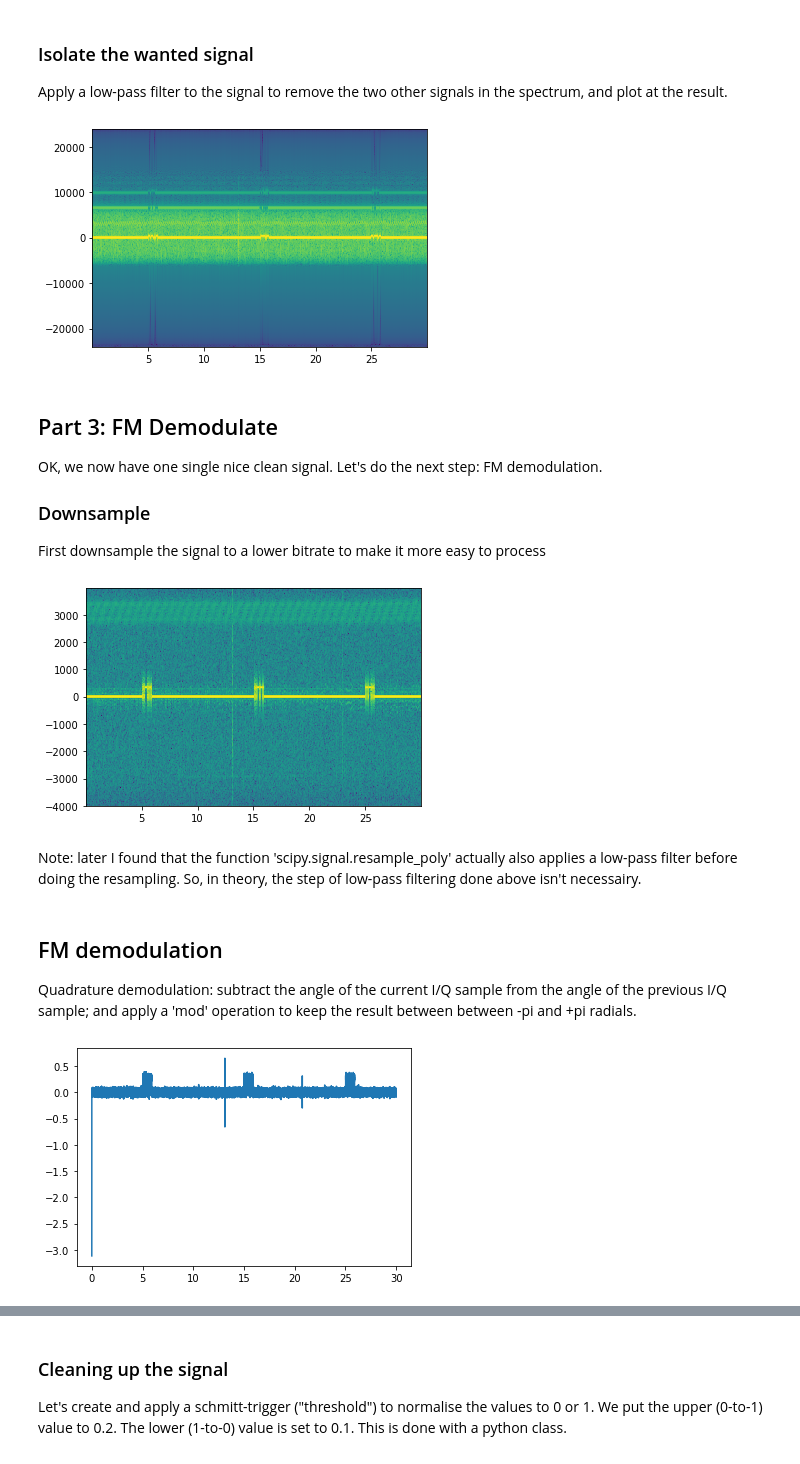
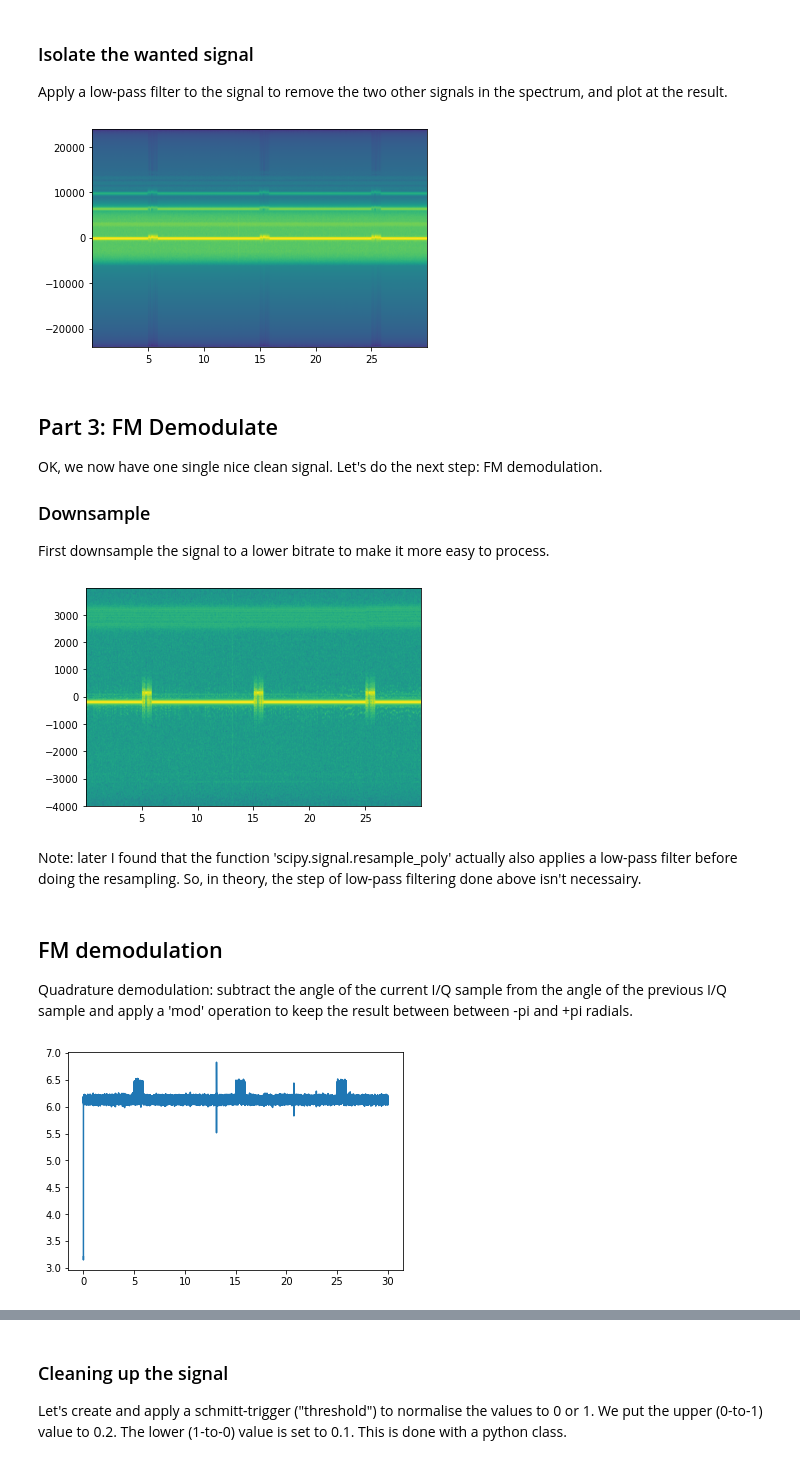
Before and after one commit to on1arf/sdr-python, a Jupyter notebook: efr_teleswitch.ipynb, the cells around one changed output, grey strips where cells are left out. Drawn from its saved outputs; the diff is of its cells as text; code cells hidden in the pictures.

```diff
--- a/efr_teleswitch.ipynb
+++ b/efr_teleswitch.ipynb
@@ -80,7 +80,7 @@ frequency: -4869.68994140625
 ### Upconvert
 Create a tone of 4669.69 Hz, mix it with the received signal to upconvert that signal to 0 Hz and let's look at the result.
 # %%
-tone_freq=-(samp_rate*(maxbin/262144)-(samp_rate/2))
+tone_freq=4669.69
 tone_t=np.linspace(0,numsec*tone_freq*2*np.pi,int(numsec*samp_rate), endpoint=False)
 tone_s=np.cos(tone_t)+np.sin(tone_t)*1j
 # %%
@@ -104,14 +104,14 @@ ax = plt.axes()
 ax.specgram(dfiltered, Fs=48000, scale='dB')
 plt.show()
 # %% [output]
-[figure, old version]
+[figure, new version]
 # %% [markdown]
 ## Part 3: FM Demodulate
 
 OK, we now have one single nice clean signal. Let's do the next step: FM demodulation.
 
 ### Downsample
-First downsample the signal to a lower bitrate to make it more easy to process<br>
+First downsample the signal to a lower bitrate to make it more easy to process.<br>
 # %%
 # downsample to lower sampling-rate (1/6: 48000 -> 8000)
 
@@ -123,25 +123,25 @@ ax = plt.axes()
 ax.specgram(ddownsamp, Fs=8000, scale='dB')
 plt.show()
 # %% [output]
-[figure, old version]
+[figure, new version]
 # %% [markdown]
 Note: later I found that the function 'scipy.signal.resample_poly' actually also applies a low-pass filter before doing the resampling. So, in theory, the step of low-pass filtering done above isn't necessairy.
 # %% [markdown]
 ## FM demodulation
-Quadrature demodulation: subtract the angle of the current I/Q sample from the angle of the previous I/Q sample; and apply a 'mod' operation to keep the result between between -pi and +pi radials.
+Quadrature demodulation: subtract the angle of the current I/Q sample from the angle of the previous I/Q sample and apply a 'mod' operation to keep the result between between -pi and +pi radials.
 # %%
 # fm demod
 a1=np.angle(ddownsamp[1:])
 a2=np.angle(ddownsamp[:-1])
 
 pi=np.pi
 pi2=np.pi*2
-ad=(((a1-a2)+pi)%(pi2))-pi
+ad=(((a1-a2)-pi)%(pi2))+pi
 
 t=np.linspace(0,numsec,int(numsec*samp_rate_low)-1)
 
 # plot the result
 plt.plot(t,ad)
 plt.show()
 # %% [output]
-[figure, old version]
+[figure, new version]
```
Also changed, not shown: parts of 16 cells of this notebook.
